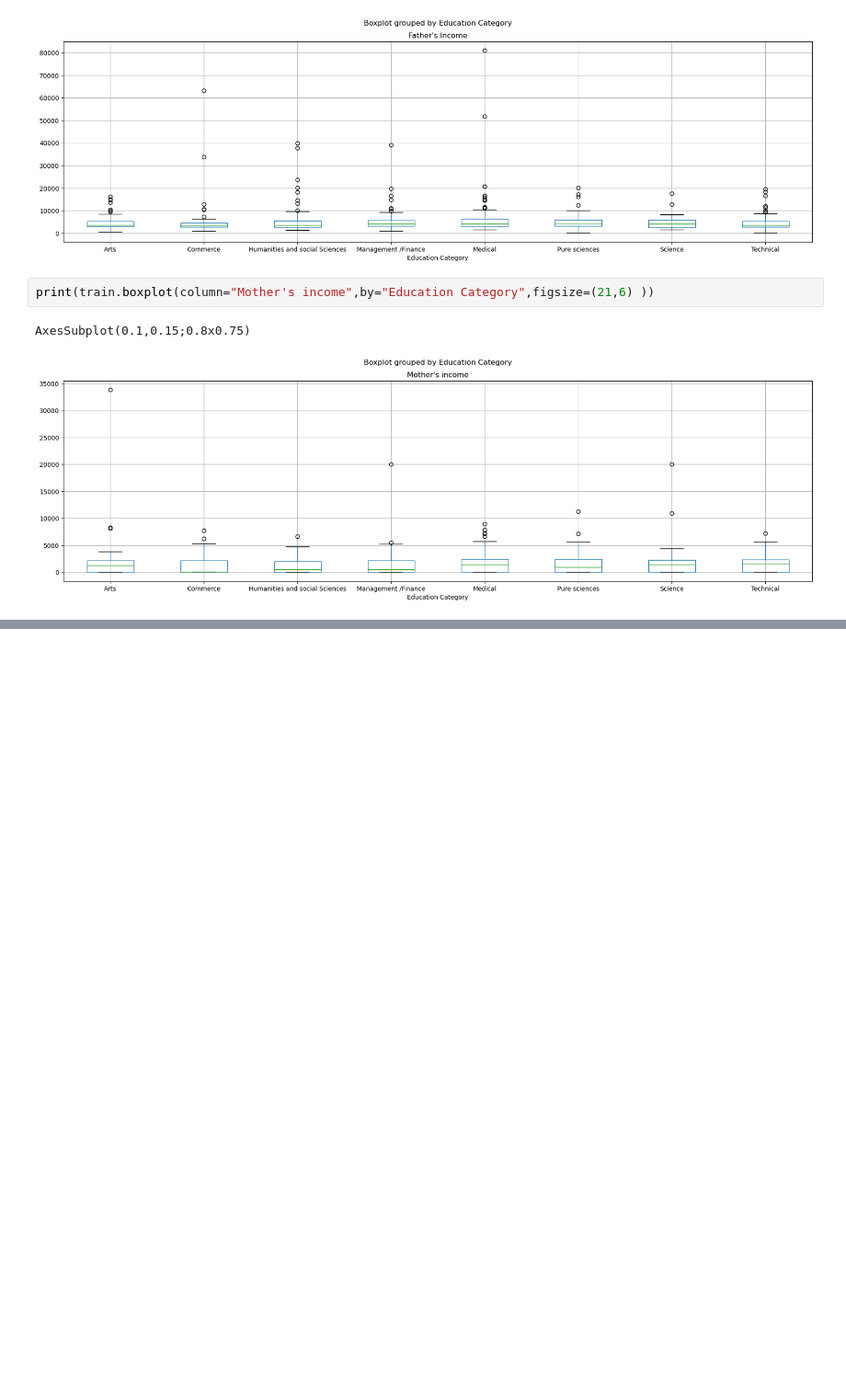
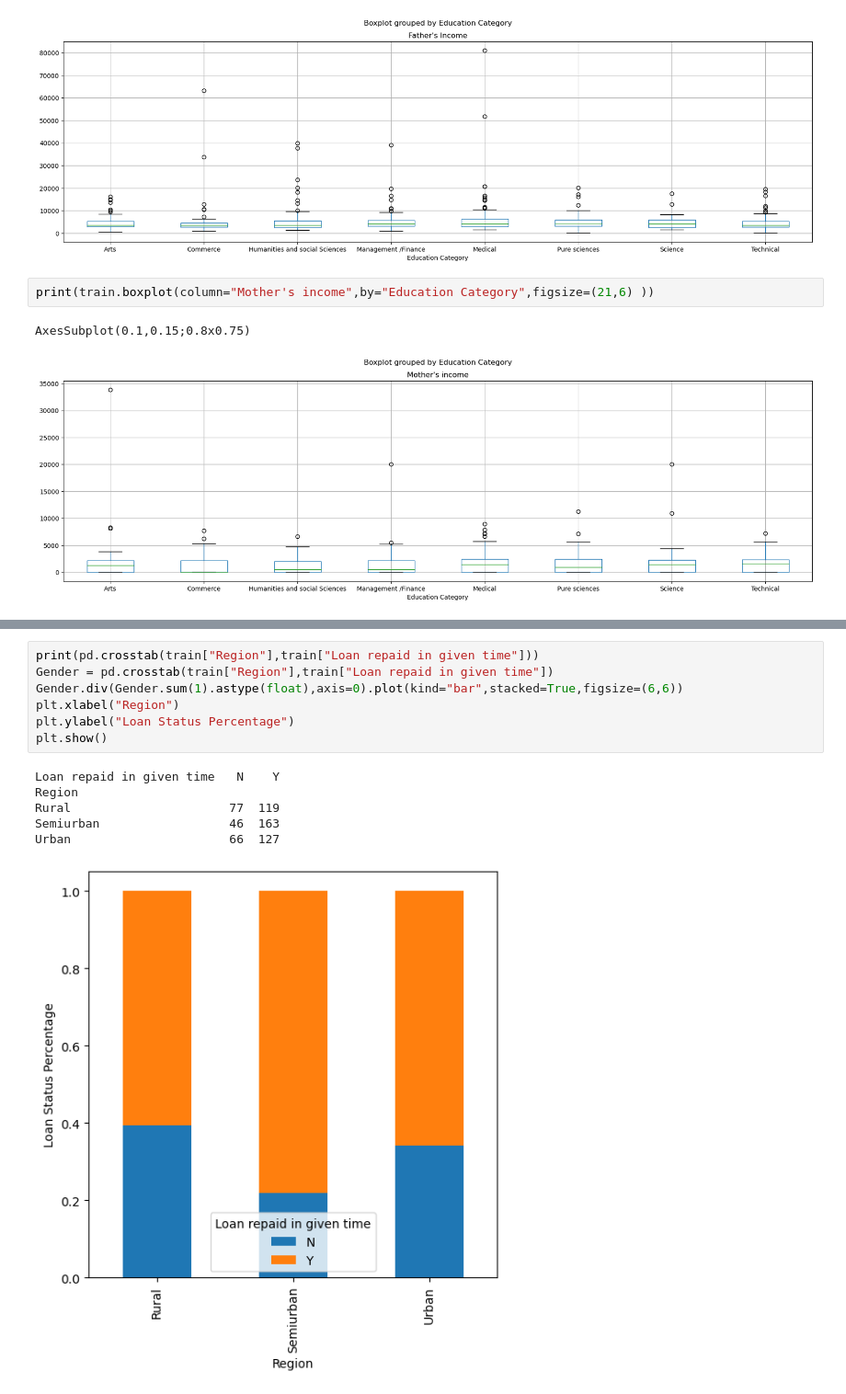
Before and after one commit to pranjal12-web/Education-Loan-Prediction-ML-Model, a Jupyter notebook: Education Loan ML.ipynb, the cells around one changed output, grey strips where cells are left out. Shown at 92% size. Cells and saved outputs as stored; diff of their text form; blank space fills up the shorter version.

```diff
--- a/Education Loan ML.ipynb
+++ b/Education Loan ML.ipynb
@@ -221,0 +301,14 @@ AxesSubplot(0.1,0.15;0.8x0.75)
+# %%
+print(pd.crosstab(train["Region"],train["Loan repaid in given time"]))
+Gender = pd.crosstab(train["Region"],train["Loan repaid in given time"])
+Gender.div(Gender.sum(1).astype(float),axis=0).plot(kind="bar",stacked=True,figsize=(6,6))
+plt.xlabel("Region")
+plt.ylabel("Loan Status Percentage")
+plt.show()
+# %% [output]
+Loan repaid in given time   N    Y
+Region
+Rural                      77  119
+Semiurban                  46  163
+Urban                      66  127
+[figure, added]
```
Also changed, not shown: parts of 40 cells of this notebook.
